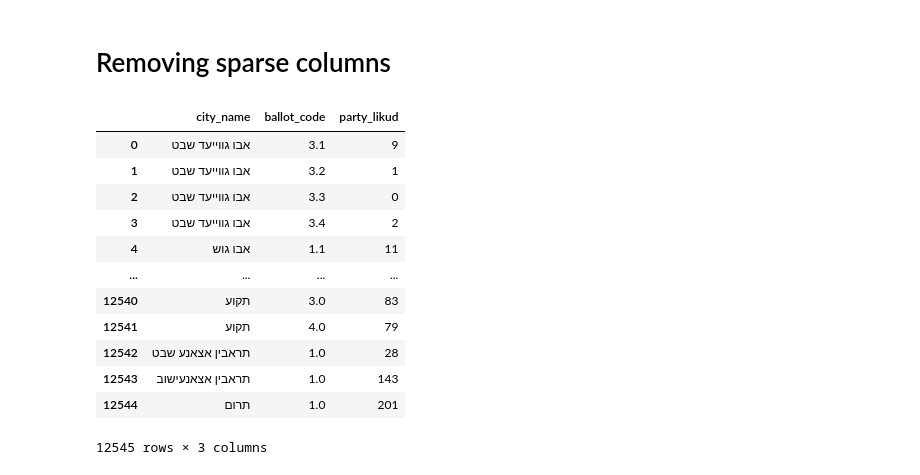
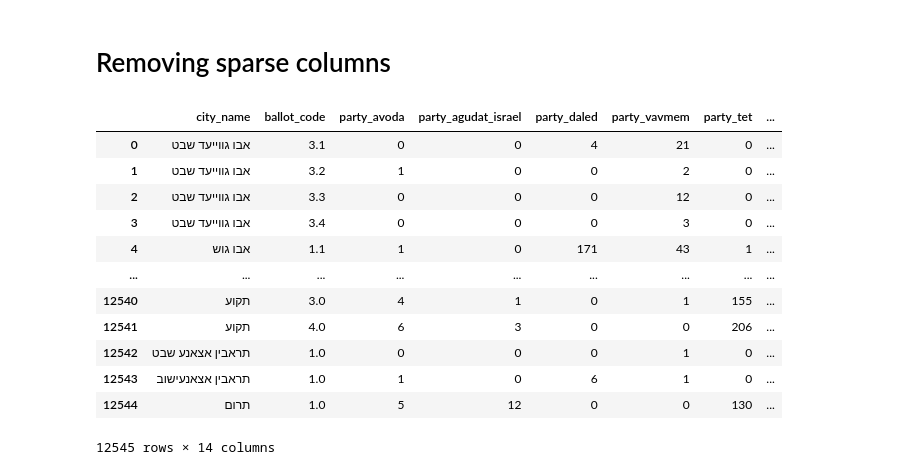
Before and after one commit to JohnniesHere/Machine-Learning-Course, a Jupyter notebook: Assignment_1/Election_Data_Analysis/Demonstration_book.ipynb, the cells around one changed output. Saved outputs shown, nothing was run; the diff lists cells and outputs as text; code cells hidden in the pictures.

```diff
--- a/Assignment_1/Election_Data_Analysis/Demonstration_book.ipynb
+++ b/Assignment_1/Election_Data_Analysis/Demonstration_book.ipynb
@@ -53,26 +53,26 @@ Total votes per city:
 # %%
 # Import required functions
 from Data_Manager import load_data, remove_sparse_columns
 
 # Load the data
 data = load_data('Data_Files/knesset_25.xlsx')
 
 # Apply threshold
-threshold = 1000000
+threshold = 100000
 filtered_df = remove_sparse_columns(data,threshold)
 
 filtered_df
 # %% [output]
-|  | city_name | ballot_code | party_likud |
-| 0 | אבו גווייעד שבט | 3.1 | 9 |
-| 1 | אבו גווייעד שבט | 3.2 | 1 |
-| 2 | אבו גווייעד שבט | 3.3 | 0 |
-| 3 | אבו גווייעד שבט | 3.4 | 2 |
-| 4 | אבו גוש | 1.1 | 11 |
-| ... | ... | ... | ... |
-| 12540 | תקוע | 3.0 | 83 |
-| 12541 | תקוע | 4.0 | 79 |
-| 12542 | תראבין אצאנע שבט | 1.0 | 28 |
-| 12543 | תראבין אצאנעישוב | 1.0 | 143 |
-| 12544 | תרום | 1.0 | 201 |
+|  | city_name | ballot_code | party_avoda | party_agudat_israel | party_daled | party_vavmem | party_tet | ... |
+| 0 | אבו גווייעד שבט | 3.1 | 0 | 0 | 4 | 21 | 0 | ... |
+| 1 | אבו גווייעד שבט | 3.2 | 1 | 0 | 0 | 2 | 0 | ... |
+| 2 | אבו גווייעד שבט | 3.3 | 0 | 0 | 0 | 12 | 0 | ... |
+| 3 | אבו גווייעד שבט | 3.4 | 0 | 0 | 0 | 3 | 0 | ... |
+| 4 | אבו גוש | 1.1 | 1 | 0 | 171 | 43 | 1 | ... |
+| ... | ... | ... | ... | ... | ... | ... | ... | ... |
+| 12540 | תקוע | 3.0 | 4 | 1 | 0 | 1 | 155 | ... |
+| 12541 | תקוע | 4.0 | 6 | 3 | 0 | 0 | 206 | ... |
+| 12542 | תראבין אצאנע שבט | 1.0 | 0 | 0 | 0 | 1 | 0 | ... |
+| 12543 | תראבין אצאנעישוב | 1.0 | 1 | 0 | 6 | 1 | 0 | ... |
+| 12544 | תרום | 1.0 | 5 | 12 | 0 | 0 | 130 | ... |
-12545 rows × 3 columns
+12545 rows × 14 columns
```
Also changed, not shown: 1 other file.
